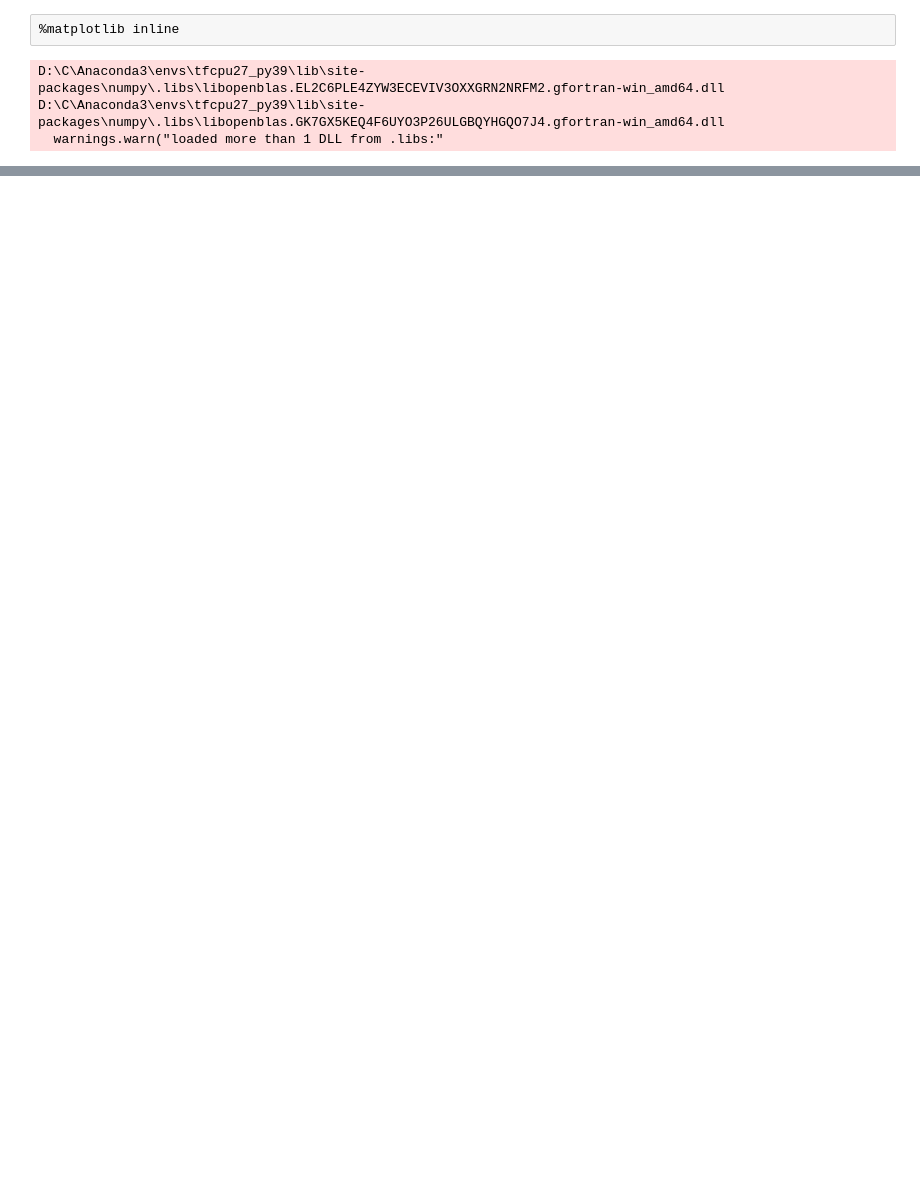
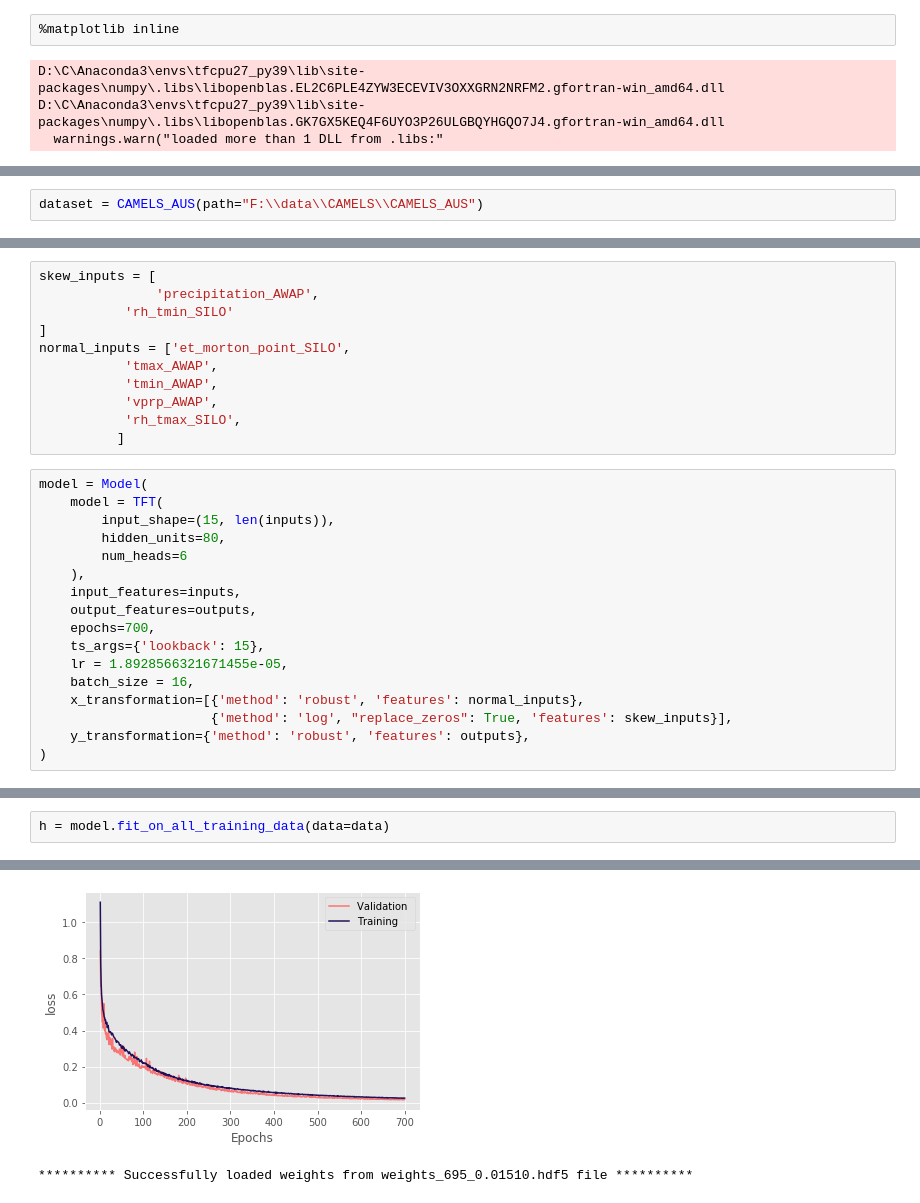
Before and after one commit to AtrCheema/ai4water_examples, a Jupyter notebook: docs/source/_notebooks/model/tft.ipynb, the cells around one changed output, grey strips where cells are left out. Saved outputs shown, nothing was run; the diff lists cells and outputs as text; blank space fills up the shorter version.

```diff
--- a/docs/source/_notebooks/model/tft.ipynb
+++ b/docs/source/_notebooks/model/tft.ipynb
@@ -61,0 +62,2 @@ Value based partial slicing on non-monotonic DatetimeIndexes with non-existing k
+# %%
+dataset = CAMELS_AUS(path="F:\\data\\CAMELS\\CAMELS_AUS")
@@ -61,0 +83,28 @@ Value based partial slicing on non-monotonic DatetimeIndexes with non-existing k
+# %%
+skew_inputs = [
+               'precipitation_AWAP',
+           'rh_tmin_SILO'
+]
+normal_inputs = ['et_morton_point_SILO',
+           'tmax_AWAP',
+           'tmin_AWAP',
+           'vprp_AWAP',
+           'rh_tmax_SILO',
+          ]
+# %%
+model = Model(
+    model = TFT(
+        input_shape=(15, len(inputs)),
+        hidden_units=80,
+        num_heads=6
+    ),
+    input_features=inputs,
+    output_features=outputs,
+    epochs=700,
+    ts_args={'lookback': 15},
+    lr = 1.8928566321671455e-05,
+    batch_size = 16,
+    x_transformation=[{'method': 'robust', 'features': normal_inputs},
+                      {'method': 'log', "replace_zeros": True, 'features': skew_inputs}],
+    y_transformation={'method': 'robust', 'features': outputs},
+)
@@ -61,0 +129,3 @@ Value based partial slicing on non-monotonic DatetimeIndexes with non-existing k
+# %%
+h = model.fit_on_all_training_data(data=data)
+# %% [output]
@@ -61,0 +149,2 @@ Value based partial slicing on non-monotonic DatetimeIndexes with non-existing k
+[figure, added]
+********** Successfully loaded weights from weights_695_0.01510.hdf5 file **********
```
Also changed, not shown: parts of 32 cells of this notebook, 3 other files.
